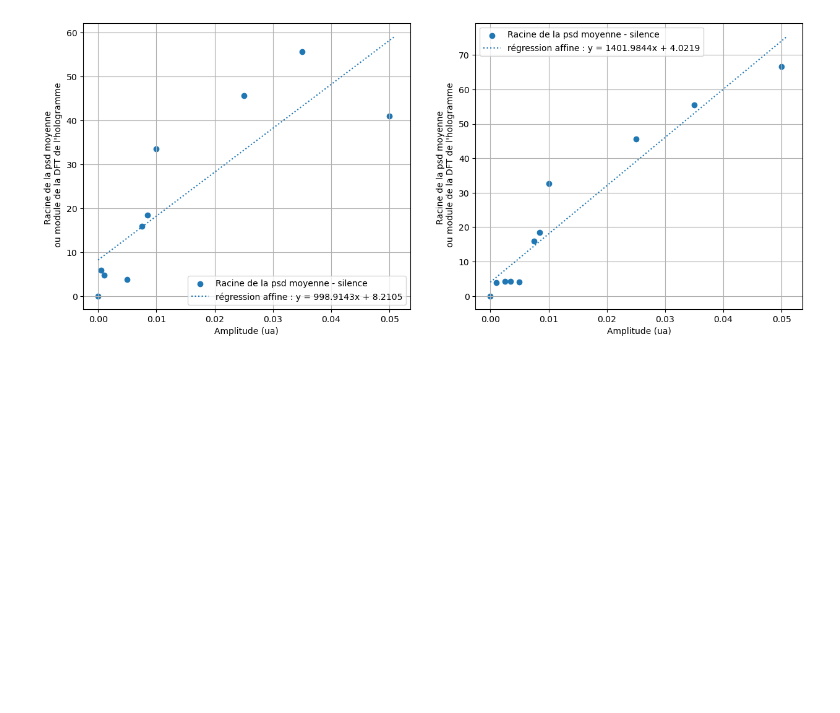
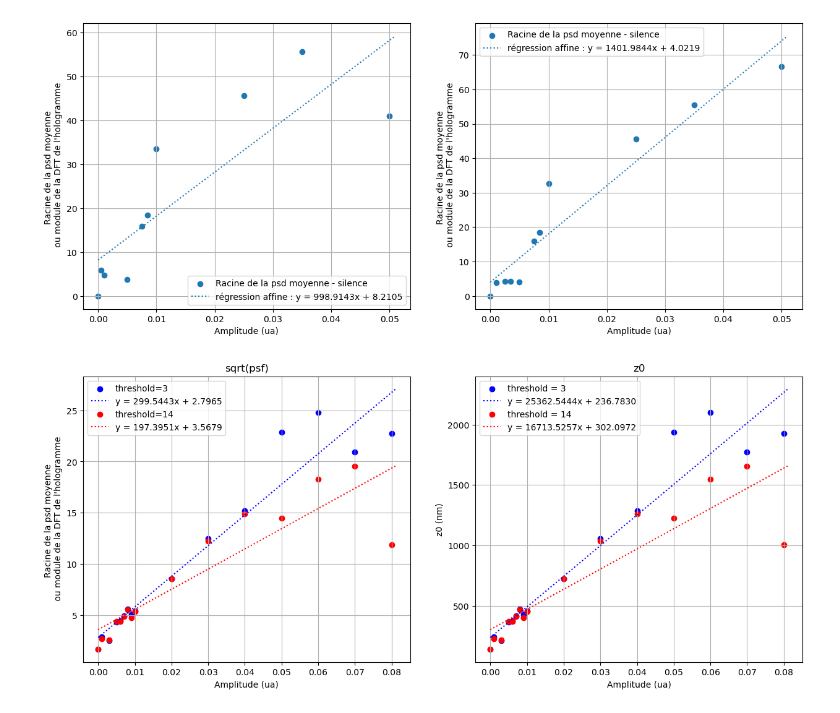
Before and after one commit to lm-al/Graphes_lamellophone, a Jupyter notebook: Graphes_lamellophone.ipynb, the cells around one changed output. Saved outputs shown, nothing was run; the diff lists cells and outputs as text; code cells hidden in the pictures; blank space fills up the shorter version.

Commit message:
Add files via upload
rajout des graphes des 16 mesures au thresholds 3 et 14

```diff
--- a/Graphes_lamellophone.ipynb
+++ b/Graphes_lamellophone.ipynb
@@ -188,3 +188,59 @@ plt.legend()
 plt.show()
 # %% [output]
 [figure]
+# %%
+# les 16 points avec threshold à 3 :
+Lambda = 532 #nm
+
+Ampli = np.array([0.08,0.07,0.06,0.05,0.04,0.03,0.02,0.01,0.009,0.008,0.007,0.006,0.005,0.003,0.001,0]) #unité arbitraire
+psd_3thrs = np.array([517.04,437.04,616.53,524.26,231.03,154.87,72.66,29.24,25.334,31.098,23.983,19.739,18.794,6.3084,8.1166,2.7896])
+sqrt_3thrs = np.sqrt(psd_3thrs)
+z0_3thrs = Lambda * sqrt_3thrs/(2*np.pi)
+
+psd_14thrs = np.array([140.93,381.54,333.52,209.91,221.56,150.07,72.675,28.181,22.573,30.493,23.34,19.215,18.952,6.3704,7.2602,2.768])
+sqrt_14thrs = np.sqrt(psd_14thrs)
+z0_14thrs = Lambda * sqrt_14thrs/(2*np.pi)
+# %%
+popt_ua1s,pcov_ua1s = curve_fit(affine, Ampli, sqrt_3thrs)
+a_ua1s,b_ua1s = popt_ua1s
+
+popt_ua2s,pcov_ua2s = curve_fit(affine, Ampli, sqrt_14thrs)
+a_ua2s,b_ua2s = popt_ua2s
+
+xfit = np.linspace(0, 0.081, 100)
+plt.figure(figsize=(15, 6))
+
+plt.subplot(1, 2, 1)
+plt.scatter(Ampli, sqrt_3thrs, color='b',label="threshold=3")
+plt.plot(xfit, affine(xfit, a_ua1s, b_ua1s),color ='b',linestyle=':',label=f"y = {a_ua1s:.4f}x + {b_ua1s:.4f}")
+
+plt.scatter(Ampli, sqrt_14thrs, color='r',label="threshold=14")
+plt.plot(xfit, affine(xfit, a_ua2s, b_ua2s),color ='r',linestyle=':',label=f"y = {a_ua2s:.4f}x + {b_ua2s:.4f}")
+
+plt.grid(True)
+plt.xlabel("Amplitude (ua)")
+plt.ylabel("Racine de la psd moyenne \n ou module de la DFT de l'hologramme")
+plt.title("sqrt(psf)")
+plt.legend()
+
+popt_ua1s,pcov_ua1s = curve_fit(affine, Ampli, z0_3thrs)
+a_ua1s,b_ua1s = popt_ua1s
+
+popt_ua2s,pcov_ua2s = curve_fit(affine, Ampli, z0_14thrs)
+a_ua2s,b_ua2s = popt_ua2s
+
+plt.subplot(1, 2, 2)
+plt.scatter(Ampli, z0_3thrs, color='b',label="threshold = 3")
+plt.plot(xfit, affine(xfit, a_ua1s, b_ua1s),color ='b',linestyle=':',label=f"y = {a_ua1s:.4f}x + {b_ua1s:.4f}")
+
+plt.scatter(Ampli, z0_14thrs, color='r',label="threshold = 14")
+plt.plot(xfit, affine(xfit, a_ua2s, b_ua2s),color ='r',linestyle=':',label=f"y = {a_ua2s:.4f}x + {b_ua2s:.4f}")
+plt.title('z0')
+plt.grid(True)
+plt.xlabel("Amplitude (ua)")
+plt.ylabel("z0 (nm)")
+plt.legend()
+
+plt.show()
+# %% [output]
+[figure, added]
```
